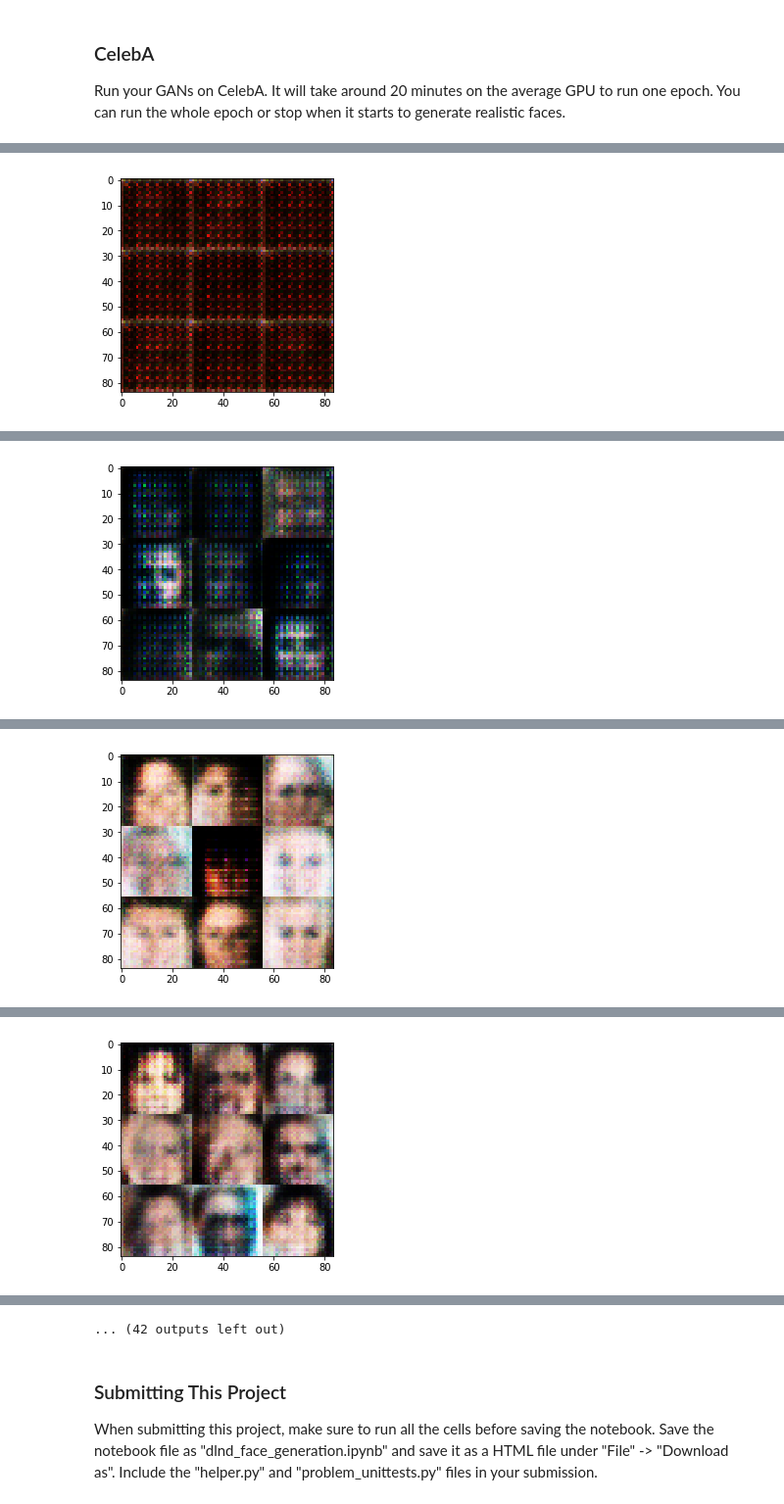
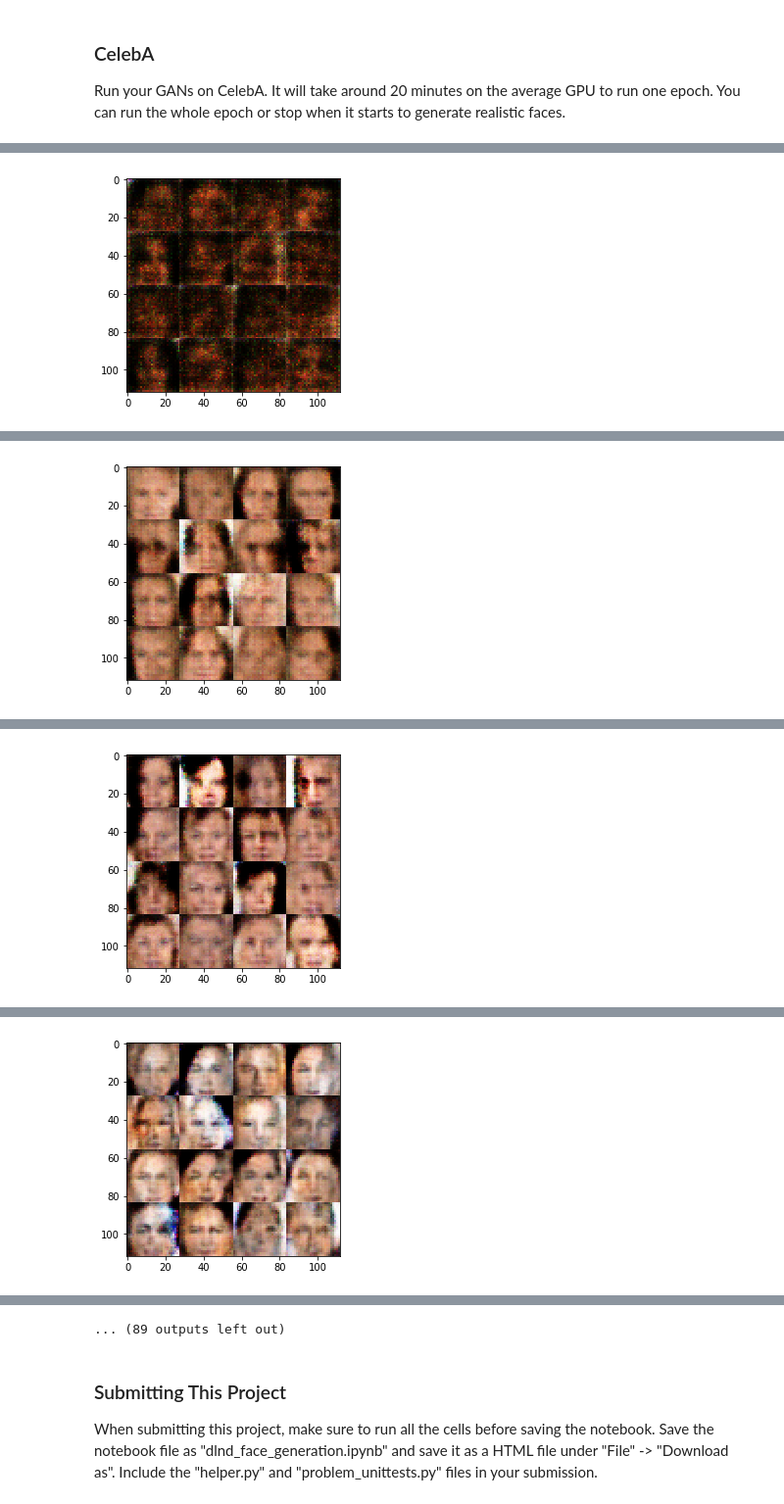
Before and after one commit to erooma/face_generation, a Jupyter notebook: dlnd_face_generation.ipynb, the cells around one changed output, grey strips where cells are left out. Shown at 98% size. Drawn from its saved outputs; the diff is of its cells as text; code cells hidden in the pictures.

```diff
--- a/dlnd_face_generation.ipynb
+++ b/dlnd_face_generation.ipynb
@@ -140,19 +140,23 @@ def discriminator(images, reuse=False):
     :param reuse: Boolean if the weights should be reused
     :return: Tuple of (tensor output of the discriminator, tensor logits of the discriminator)
     """
-    alpha = 0.2
+    alpha = 0.1
+    keep_prob = 0.8
+
     with tf.variable_scope('discriminator', reuse=reuse):
         # Input layer is 28x28x3
-        x1 = tf.layers.conv2d(images, 64, 4, strides=2, padding='same')
+        x1 = tf.layers.conv2d(images, 64, 5, strides=2, padding='same', kernel_initializer=tf.contrib.layers.xavier_initializer())
         relu1 = tf.maximum(alpha * x1, x1)
         # 14x14x64
 
-        x2 = tf.layers.conv2d(relu1, 128, 4, strides=2, padding='same')
+        x2 = tf.layers.conv2d(relu1, 128, 4, strides=2, padding='same', kernel_initializer=tf.contrib.layers.xavier_initializer())
         bn2 = tf.layers.batch_normalization(x2, training=True)
         relu2 = tf.maximum(alpha * bn2, bn2)
         # 7x7x128
 
-        x3 = tf.layers.conv2d(relu2, 256, 5, strides=1, padding='same')
+        x3 = tf.layers.conv2d(relu2, 256, 3, strides=1, padding='same', kernel_initializer=tf.contrib.layers.xavier_initializer())
+        x3 = tf.nn.dropout(x3, keep_prob)
+
         bn3 = tf.layers.batch_normalization(x3, training=True)
         relu3 = tf.maximum(alpha * bn3, bn3)
         # 7x7x256
@@ -233,17 +250,21 @@ def model_loss(input_real, input_z, out_channel_dim):
     :param out_channel_dim: The number of channels in the output image
     :return: A tuple of (discriminator loss, generator loss)
     """
+    import numpy as np
 
     g_model = generator(input_z, out_channel_dim)
     d_model_real, d_logits_real = discriminator(input_real, reuse=False)
     d_model_fake, d_logits_fake = discriminator(g_model, reuse=True)
 
     d_loss_real = tf.reduce_mean(
-        tf.nn.sigmoid_cross_entropy_with_logits(logits=d_logits_real, labels=tf.ones_like(d_model_real)))
+        tf.nn.sigmoid_cross_entropy_with_logits(
+            logits=d_logits_real, labels=tf.ones_like(d_model_real) * (np.random.uniform(0.7, 1.0))))
     d_loss_fake = tf.reduce_mean(
-        tf.nn.sigmoid_cross_entropy_with_logits(logits=d_logits_fake, labels=tf.zeros_like(d_model_fake)))
+        tf.nn.sigmoid_cross_entropy_with_logits(
+            logits=d_logits_fake, labels=tf.zeros_like(d_model_fake)))
     g_loss = tf.reduce_mean(
-        tf.nn.sigmoid_cross_entropy_with_logits(logits=d_logits_fake, labels=tf.ones_like(d_model_fake)))
+        tf.nn.sigmoid_cross_entropy_with_logits(
+            logits=d_logits_fake, labels=tf.ones_like(d_model_fake)))
 
     d_loss = d_loss_real + d_loss_fake
 
@@ -358,11 +379,13 @@ def train(epoch_count, batch_size, z_dim, learning_rate, beta1, get_batches, dat
 
                 # Sample random noise for the generator
                 batch_z = np.random.uniform(-1, 1, size=(batch_size, z_dim))
-                batch_images = batch_images * 2.0 #render dtype=float32 and decrease generator loss
+                batch_images = batch_images * 2.0 #render dtype=float32
 
                 # Run optimizers
                 sess.run(d_train_opt, feed_dict={input_real: batch_images, input_z: batch_z, learn_rate: learning_rate})
                 sess.run(g_train_opt, feed_dict={input_real: batch_images, input_z: batch_z, learn_rate: learning_rate})
+                # Run g-opt twice
+                #sess.run(g_train_opt, feed_dict={input_real: batch_images, input_z: batch_z, learn_rate: learning_rate})
 
 
                 if steps % 20 == 0:
@@ -377,7 +400,7 @@ def train(epoch_count, batch_size, z_dim, learning_rate, beta1, get_batches, dat
 
                 if steps % 100 == 0:
                     #print generator ouput every 100 steps
-                     show_generator_output(sess, 9, input_z, image_channels, data_image_mode)
+                     show_generator_output(sess, 16, input_z, image_channels, data_image_mode)
 # %% [markdown]
 ### MNIST
 Test your GANs architecture on MNIST.  After 2 epochs, the GANs should be able to generate images that look like handwritten digits.  Make sure the loss of the generator is lower than the loss of the discriminator or close to 0.
@@ -439,10 +462,10 @@ Epoch 1/2... Discriminator Loss: 0.8857... Generator Loss: 1.1729
 ### CelebA
 Run your GANs on CelebA.  It will take around 20 minutes on the average GPU to run one epoch.  You can run the whole epoch or stop when it starts to generate realistic faces.
 # %%
-batch_size = 50
-z_dim = 128
-learning_rate = 0.0002
-beta1 = 0.5
+batch_size = 40
+z_dim = 100
+learning_rate = 0.0008
+beta1 = 0.4
 
 
 """
@@ -463 +486 @@ Epoch 1/1... Discriminator Loss: 0.9557... Generator Loss: 1.0395
-[figure, old version]
+[figure, new version]
@@ -469 +492 @@ Epoch 1/1... Discriminator Loss: 1.3510... Generator Loss: 0.6384
-[figure, old version]
+[figure, new version]
@@ -475 +498 @@ Epoch 1/1... Discriminator Loss: 0.9914... Generator Loss: 0.8715
-[figure, old version]
+[figure, new version]
@@ -481 +504 @@ Epoch 1/1... Discriminator Loss: 1.3640... Generator Loss: 0.8700
-[figure, old version]
+[figure, new version]
@@ -494,4 +517,4 @@ Epoch 1/1... Discriminator Loss: 1.2635... Generator Loss: 0.7566
-... (42 outputs left out)
+... (89 outputs left out)
 # %% [markdown]
 ### Submitting This Project
 When submitting this project, make sure to run all the cells before saving the notebook. Save the notebook file as "dlnd_face_generation.ipynb" and save it as a HTML file under "File" -> "Download as". Include the "helper.py" and "problem_unittests.py" files in your submission.
```
Also changed, not shown: parts of 3 cells of this notebook, 1 other file.
